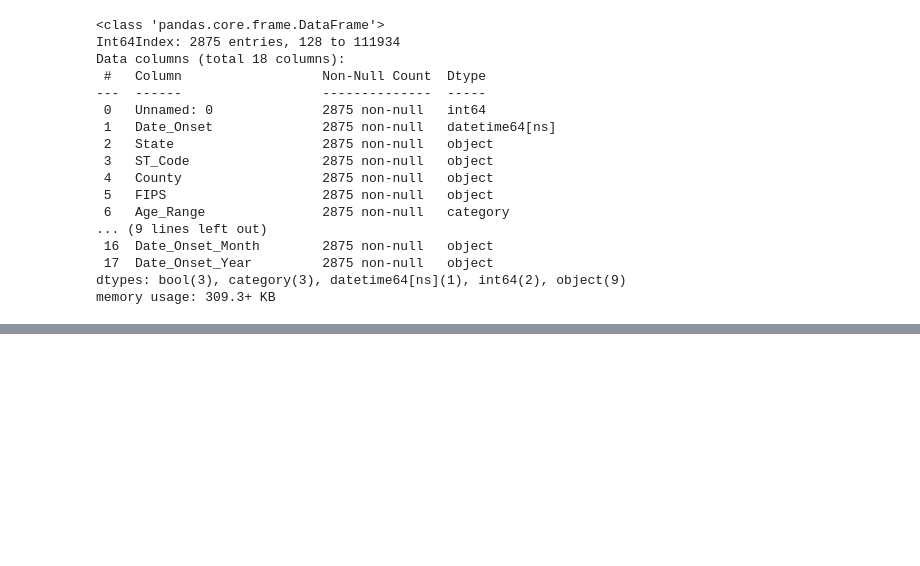
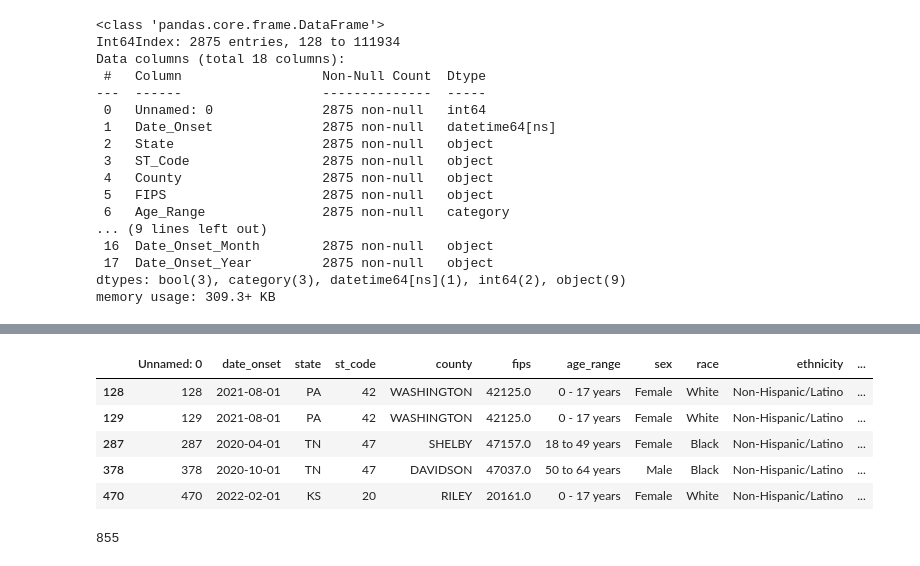
Before and after one commit to momentarypause/COVID_Death_Analysis, a Jupyter notebook: database/ETL_T&L.ipynb, the cells around one changed output, grey strips where cells are left out. Drawn from its saved outputs; the diff is of its cells as text; code cells hidden in the pictures; blank space fills up the shorter version.

```diff
--- a/database/ETL_T&L.ipynb
+++ b/database/ETL_T&L.ipynb
@@ -331,0 +482,2 @@ dtype: int64
+# %%
+cdc_df['Unnamed: 0'] = cdc_df['Unnamed: 0'].astype(dtype='object')
@@ -331,0 +506,37 @@ dtype: int64
+# %%
+hey = {
+         'Date_Onset': 'date_onset',
+         'State': 'state',
+         'ST_Code': 'st_code',
+         'County': 'county',
+         'FIPS': 'fips',
+         'Age_Range': 'age_range',
+         'Sex': 'sex',
+         'Race': 'race',
+         'Ethnicity': 'ethnicity',
+         'Case_Positive_Specimen': 'case_positive_specimen',
+         'Current_Status': 'current_status',
+         'Symptom_Status': 'symptom_status',
+         'Hosp_yn': 'hosp_yn',
+         'ICU_yn': 'icu_yn',
+         'Death_yn': 'death_yn',
+         'Date_Onset_Month': 'date_onset_month',
+         'Date_Onset_Year': 'date_onset_year'}
+
+cdc_df1 = cdc_df.rename(columns=hey)
+# %%
+cdc_df1.head()
+# %% [output]
+|  | Unnamed: 0 | date_onset | state | st_code | county | fips | age_range | sex | race | ethnicity | ... |
+| 128 | 128 | 2021-08-01 | PA | 42 | WASHINGTON | 42125.0 | 0 - 17 years | Female | White | Non-Hispanic/Latino | ... |
+| 129 | 129 | 2021-08-01 | PA | 42 | WASHINGTON | 42125.0 | 0 - 17 years | Female | White | Non-Hispanic/Latino | ... |
+| 287 | 287 | 2020-04-01 | TN | 47 | SHELBY | 47157.0 | 18 to 49 years | Female | Black | Non-Hispanic/Latino | ... |
+| 378 | 378 | 2020-10-01 | TN | 47 | DAVIDSON | 47037.0 | 50 to 64 years | Male | Black | Non-Hispanic/Latino | ... |
+| 470 | 470 | 2022-02-01 | KS | 20 | RILEY | 20161.0 | 0 - 17 years | Female | White | Non-Hispanic/Latino | ... |
+# %%
+# Create a database engine and connect to our pgAdmin database, import DataFrame
+db_string = f"postgresql://postgres:postgres@127.0.0.1:5432/COVID_MSU"
+engine = create_engine(db_string)
+cdc_df1.to_sql(name='cdc_df_import', con=engine, if_exists='replace')
+# %% [output]
+855
```
Also changed, not shown: parts of 21 cells of this notebook, 12 other files.
